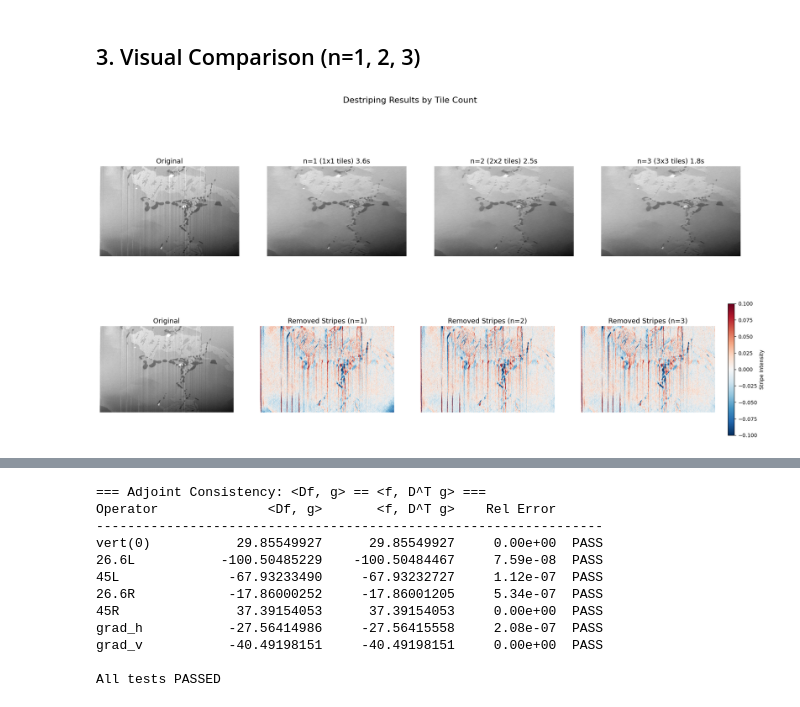
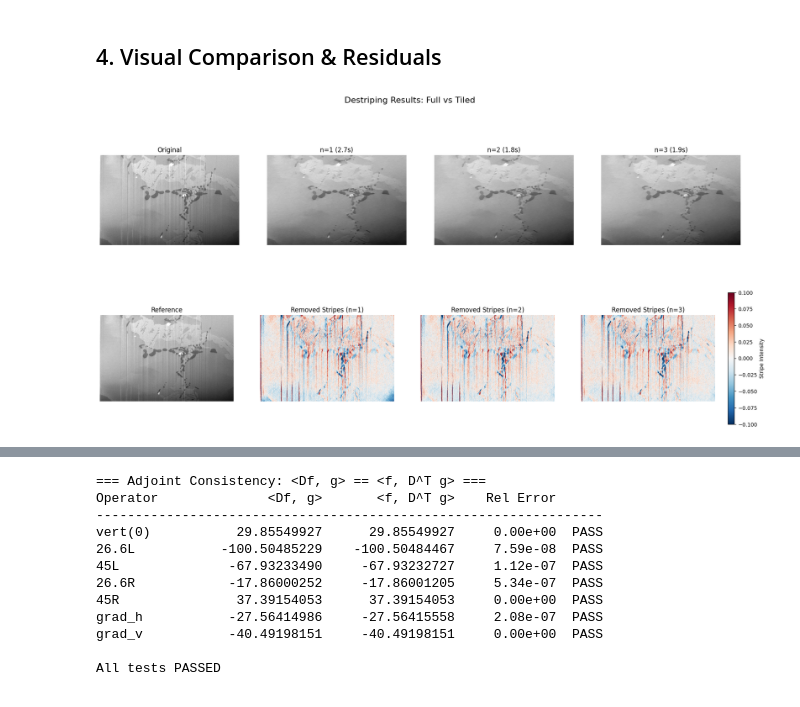
Before and after one commit to phykn/universal-stripe-remover, a Jupyter notebook: test.ipynb, the cells around one changed output, grey strips where cells are left out. Drawn from its saved outputs; the diff is of its cells as text; code cells hidden in the pictures.

Commit message:
Refactor: Move files to src/asset folders and refine code style in remover.py and test.ipynb

```diff
--- a/test.ipynb
+++ b/test.ipynb
@@ -99,0 +38,15 @@ Time: 2.5s | Shape: torch.Size([487, 757]) | Range: [0.1626, 1.0000]
+# %%
+results = {}
+timings = {}
+
+for n_tile in [1, 2, 3]:
+    start_time = time.perf_counter()
+    results[n_tile] = remover.process_tiled(
+        image = f_tensor,
+        n = n_tile,
+        iterations = 500,
+        overlap = 64,
+        verbose = True,
+    )
+    timings[n_tile] = time.perf_counter() - start_time
+    print(f"\nn={n_tile} took {timings[n_tile]:.2f}s")
@@ -100,33 +65,55 @@ Time: 2.5s | Shape: torch.Size([487, 757]) | Range: [0.1626, 1.0000]
 # %% [markdown]
-## 3. Visual Comparison (n=1, 2, 3)
+## 4. Visual Comparison & Residuals
 # %%
-fig, axes = plt.subplots(nrows=2, ncols=4, figsize=(22, 10))
+fig, axes = plt.subplots(
+    nrows = 2,
+    ncols = 4,
+    figsize = (22, 10),
+)
 
-axes[0, 0].imshow(X=f_tensor.numpy(), cmap="gray")
-axes[0, 0].set_title(label="Original", fontsize=13)
+axes[0, 0].imshow(
+    X = f_tensor.numpy(),
+    cmap = "gray",
+)
+axes[0, 0].set_title("Original")
 
-for idx, n_tile in enumerate([1, 2, 3]):
+for idx, n in enumerate([1, 2, 3]):
     ax = axes[0, idx + 1]
-    ax.imshow(X=results[n_tile].numpy(), cmap="gray")
-    ax.set_title(label=f"n={n_tile} ({n_tile}x{n_tile} tiles) {timings[n_tile]:.1f}s", fontsize=13)
+    ax.imshow(
+        X = results[n].numpy(),
+        cmap = "gray",
+    )
+    ax.set_title(f"n={n} ({timings[n]:.1f}s)")
 
-vmin = -0.1
-vmax = 0.1
+V_MIN, V_MAX = -0.1, 0.1
+axes[1, 0].imshow(
+    X = f_tensor.numpy(),
+    cmap = "gray",
+)
+axes[1, 0].set_title("Reference")
 
-axes[1, 0].imshow(X=f_tensor.numpy(), cmap="gray")
-axes[1, 0].set_title(label="Original", fontsize=13)
-
-for idx, n_tile in enumerate([1, 2, 3]):
+for idx, n in enumerate([1, 2, 3]):
     ax = axes[1, idx + 1]
-    stripe = (f_tensor - results[n_tile]).numpy()
-    im = ax.imshow(X=stripe, cmap="RdBu_r", vmin=vmin, vmax=vmax)
-    ax.set_title(label=f"Removed Stripes (n={n_tile})", fontsize=13)
+    residual = (f_tensor - results[n]).numpy()
+    im = ax.imshow(
+        X = residual,
+        cmap = "RdBu_r",
+        vmin = V_MIN,
+        vmax = V_MAX,
+    )
+    ax.set_title(f"Removed Stripes (n={n})")
 
 for ax in axes.flat:
-    ax.axis(False)
+    ax.axis("off")
 
-fig.colorbar(mappable=im, ax=axes[1, :].tolist(), fraction=0.02, pad=0.02, label="Stripe Intensity")
-plt.suptitle(t="Destriping Results by Tile Count", fontsize=16, y=1.01)
+fig.colorbar(
+    mappable = im,
+    ax = axes[1, :].tolist(),
+    fraction = 0.02,
+    pad = 0.02,
+    label = "Stripe Intensity",
+)
+plt.suptitle("Destriping Results: Full vs Tiled", fontsize=16)
 plt.show()
 # %% [output]
-[figure, old version]
+[figure, new version]
```
Also changed, not shown: parts of 22 cells of this notebook, 3 other files.
